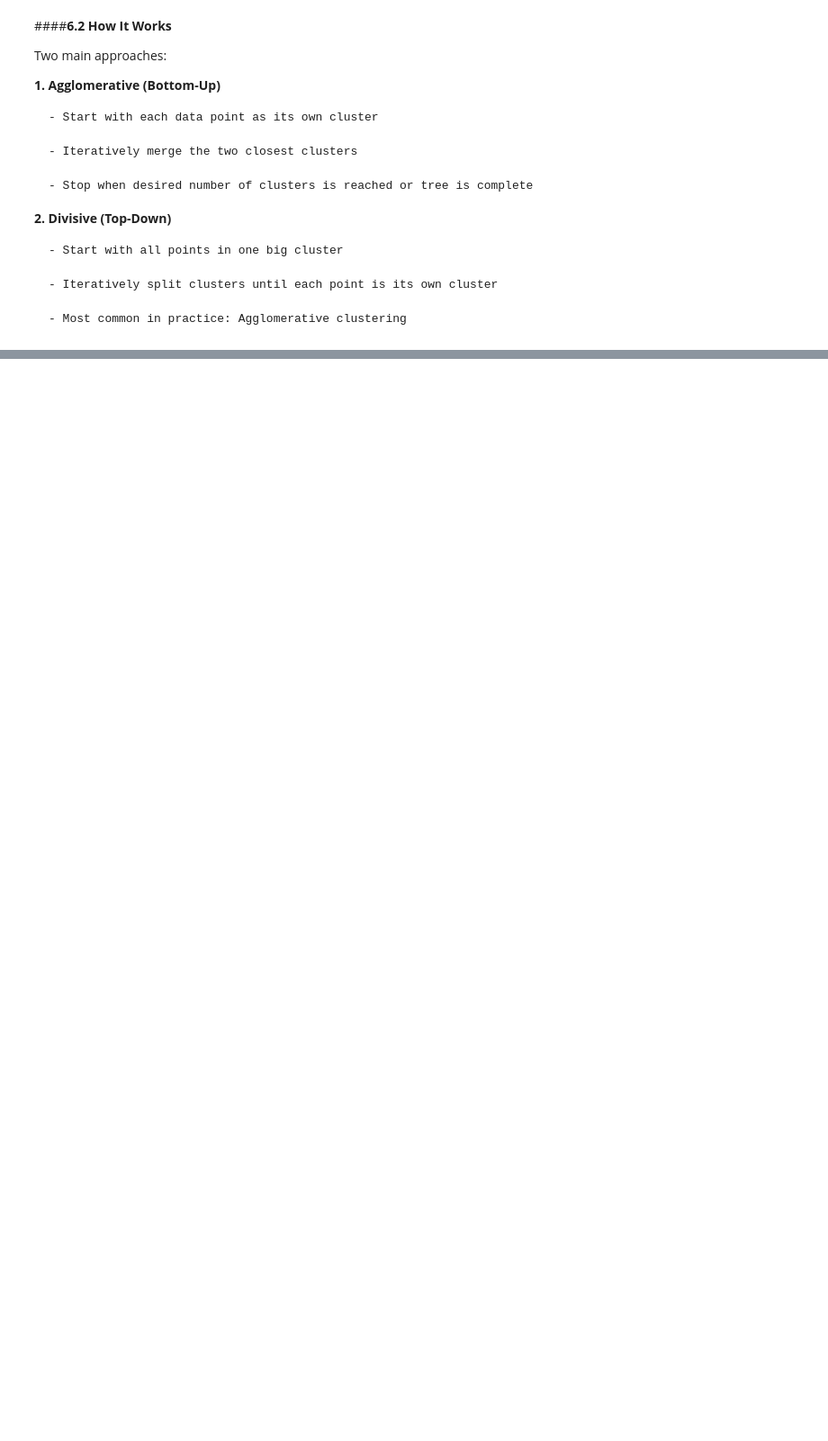
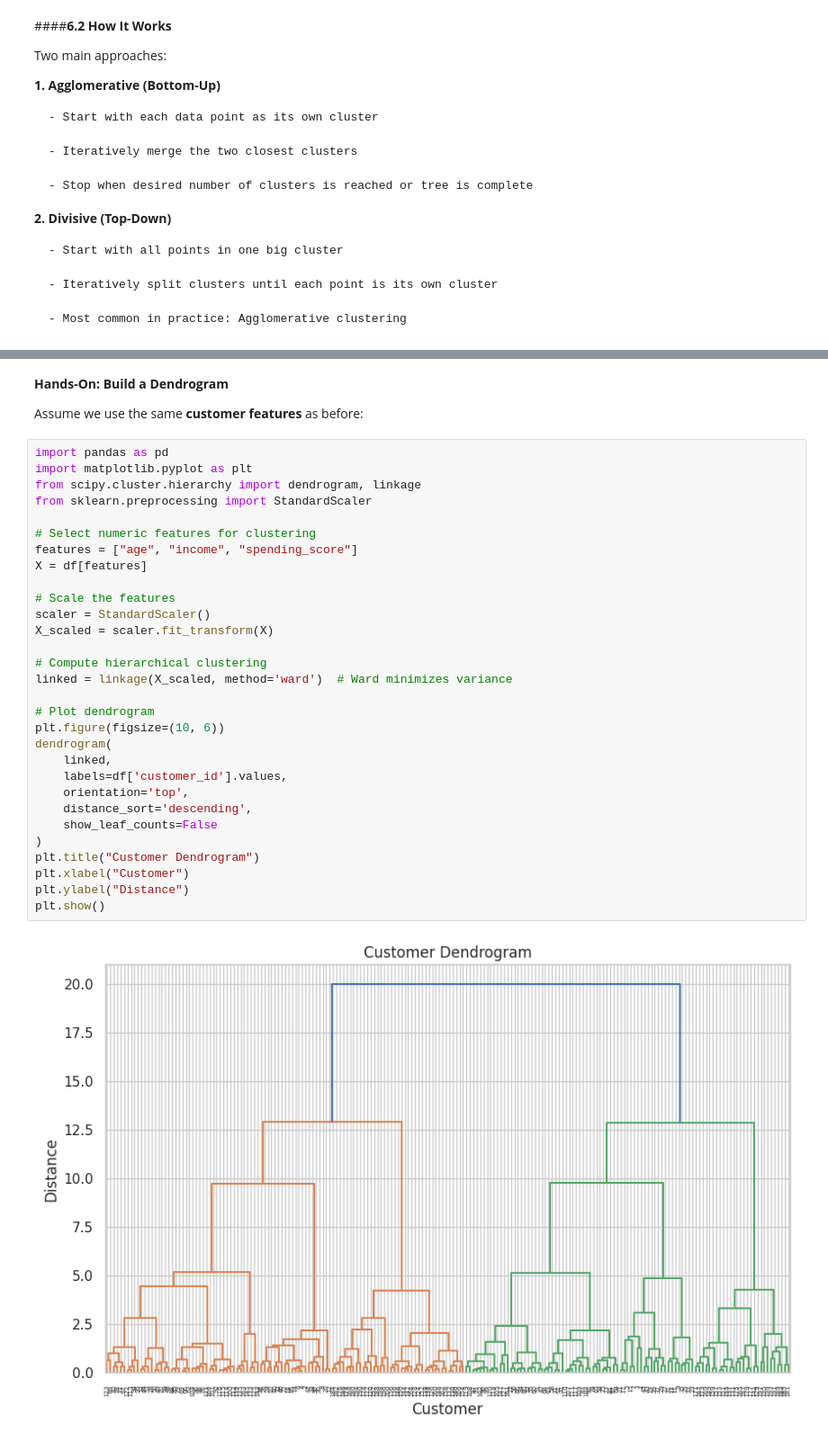
Before and after one commit to epythonlab2/AI_4_health, a Jupyter notebook: module_2_unsupervised_machine_learning.ipynb, the cells around one changed output, grey strips where cells are left out. Shown at 90% size. Cells and saved outputs as stored; diff of their text form; blank space fills up the shorter version.

```diff
--- a/module_2_unsupervised_machine_learning.ipynb
+++ b/module_2_unsupervised_machine_learning.ipynb
@@ -1196,0 +1237,36 @@ Two main approaches:
+# %% [markdown]
+**Hands-On: Build a Dendrogram**
+
+Assume we use the same **customer features** as before:
+# %%
+import pandas as pd
+import matplotlib.pyplot as plt
+from scipy.cluster.hierarchy import dendrogram, linkage
+from sklearn.preprocessing import StandardScaler
+
+# Select numeric features for clustering
+features = ["age", "income", "spending_score"]
+X = df[features]
+
+# Scale the features
+scaler = StandardScaler()
+X_scaled = scaler.fit_transform(X)
+
+# Compute hierarchical clustering
+linked = linkage(X_scaled, method='ward')  # Ward minimizes variance
+
+# Plot dendrogram
+plt.figure(figsize=(10, 6))
+dendrogram(
+    linked,
+    labels=df['customer_id'].values,
+    orientation='top',
+    distance_sort='descending',
+    show_leaf_counts=False
+)
+plt.title("Customer Dendrogram")
+plt.xlabel("Customer")
+plt.ylabel("Distance")
+plt.show()
+# %% [output]
+[figure, added]
```
Also changed, not shown: parts of 10 cells of this notebook.
